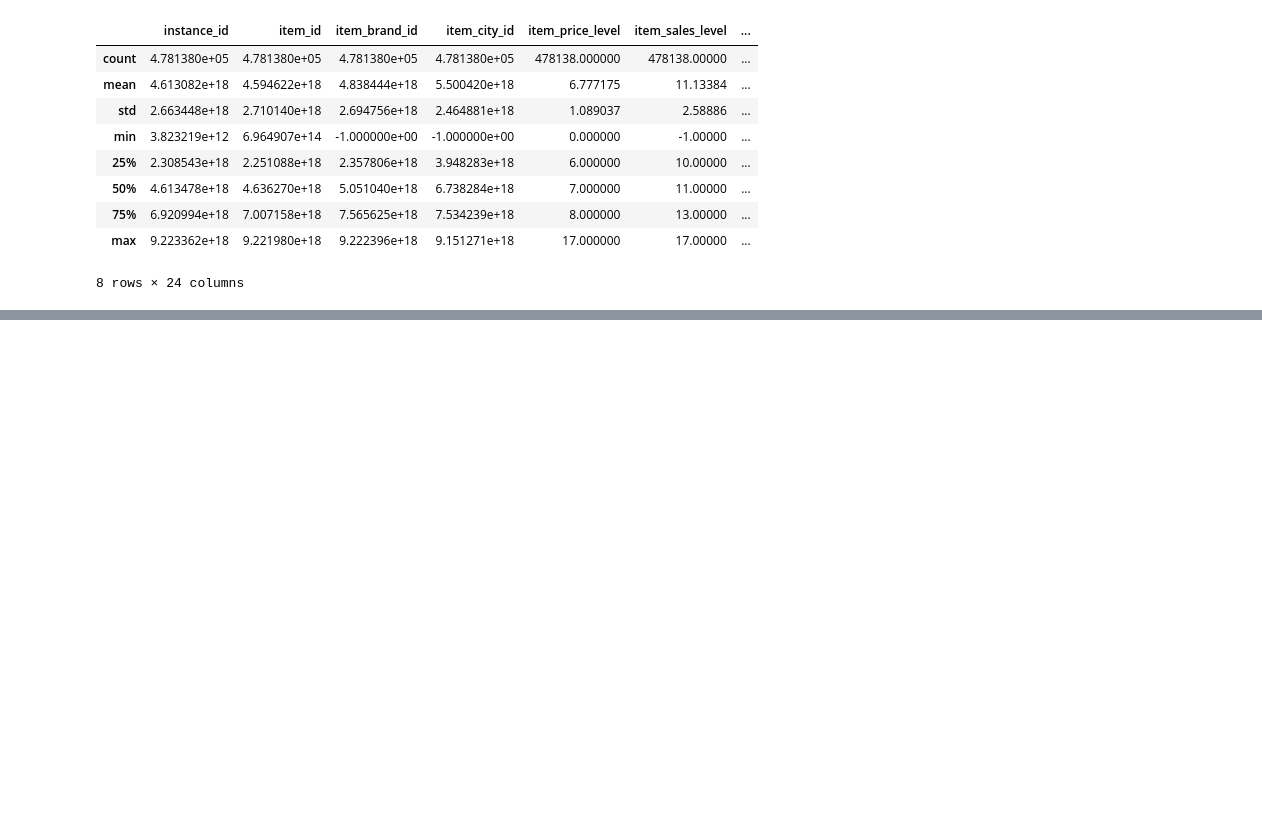
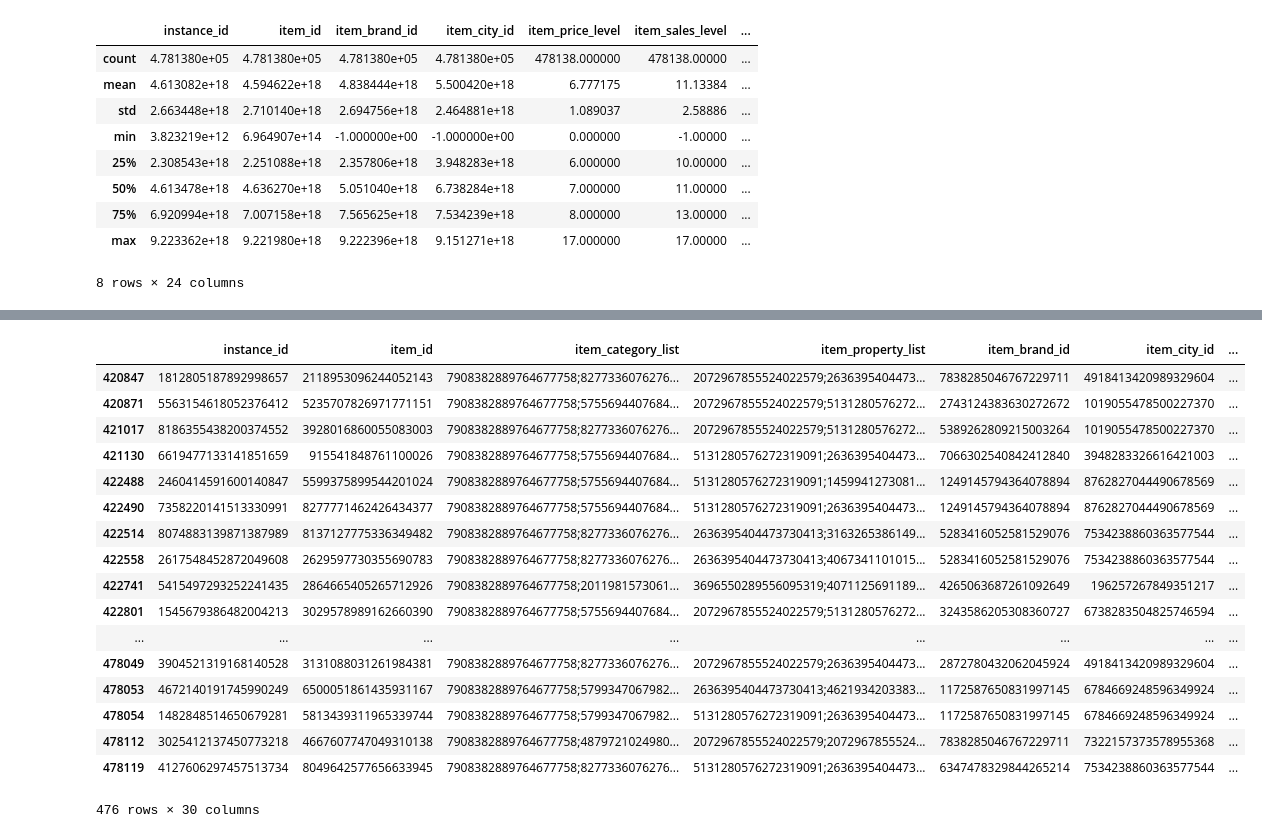
Before and after one commit to secrettianchigroup/SecretTianchiProject, a Jupyter notebook: data_peek.ipynb, the cells around one changed output, grey strips where cells are left out. Cells and saved outputs as stored; diff of their text form; code cells hidden in the pictures; blank space fills up the shorter version.

```diff
--- a/data_peek.ipynb
+++ b/data_peek.ipynb
@@ -188,0 +223,16 @@ train_df.describe()
+# %%
+from datetime import datetime
+
+def extract_date(x):
+    d = datetime.fromtimestamp(x)
+    return d.strftime('%Y-%m-%d')
+def extract_weekday(x):
+    d = datetime.fromtimestamp(x)
+    return d.weekday()
+def extract_hour(x):
+    d = datetime.fromtimestamp(x)
+    return d.hour
+
+train_df['date'] = train_df['context_timestamp'].apply(lambda x: extract_date(x))
+train_df['weekday'] = train_df['context_timestamp'].apply(lambda x: extract_weekday(x))
+train_df['hour'] = train_df['context_timestamp'].apply(lambda x: extract_hour(x))
@@ -188,0 +285,22 @@ train_df.describe()
+# %%
+
+train_df[(train_df['date'] == '2018-09-24') & (train_df['item_id'].duplicated() == False)]
+# %% [output]
+|  | instance_id | item_id | item_category_list | item_property_list | item_brand_id | item_city_id | ... |
+| 420847 | 1812805187892998657 | 2118953096244052143 | 7908382889764677758;8277336076276... | 2072967855524022579;2636395404473... | 7838285046767229711 | 4918413420989329604 | ... |
+| 420871 | 5563154618052376412 | 5235707826971771151 | 7908382889764677758;5755694407684... | 2072967855524022579;5131280576272... | 2743124383630272672 | 1019055478500227370 | ... |
+| 421017 | 8186355438200374552 | 3928016860055083003 | 7908382889764677758;8277336076276... | 2072967855524022579;5131280576272... | 5389262809215003264 | 1019055478500227370 | ... |
+| 421130 | 6619477133141851659 | 915541848761100026 | 7908382889764677758;5755694407684... | 5131280576272319091;2636395404473... | 7066302540842412840 | 3948283326616421003 | ... |
+| 422488 | 2460414591600140847 | 5599375899544201024 | 7908382889764677758;5755694407684... | 5131280576272319091;1459941273081... | 1249145794364078894 | 8762827044490678569 | ... |
+| 422490 | 7358220141513330991 | 8277771462426434377 | 7908382889764677758;5755694407684... | 5131280576272319091;2636395404473... | 1249145794364078894 | 8762827044490678569 | ... |
+| 422514 | 8074883139871387989 | 8137127775336349482 | 7908382889764677758;8277336076276... | 2636395404473730413;3163265386149... | 5283416052581529076 | 7534238860363577544 | ... |
+| 422558 | 2617548452872049608 | 2629597730355690783 | 7908382889764677758;8277336076276... | 2636395404473730413;4067341101015... | 5283416052581529076 | 7534238860363577544 | ... |
+| 422741 | 5415497293252241435 | 2864665405265712926 | 7908382889764677758;2011981573061... | 3696550289556095319;4071125691189... | 4265063687261092649 | 196257267849351217 | ... |
+| 422801 | 1545679386482004213 | 3029578989162660390 | 7908382889764677758;5755694407684... | 2072967855524022579;5131280576272... | 3243586205308360727 | 6738283504825746594 | ... |
+| ... | ... | ... | ... | ... | ... | ... | ... |
+| 478049 | 3904521319168140528 | 3131088031261984381 | 7908382889764677758;8277336076276... | 2072967855524022579;2636395404473... | 2872780432062045924 | 4918413420989329604 | ... |
+| 478053 | 4672140191745990249 | 6500051861435931167 | 7908382889764677758;5799347067982... | 2636395404473730413;4621934203383... | 1172587650831997145 | 6784669248596349924 | ... |
+| 478054 | 1482848514650679281 | 5813439311965339744 | 7908382889764677758;5799347067982... | 5131280576272319091;2636395404473... | 1172587650831997145 | 6784669248596349924 | ... |
+| 478112 | 3025412137450773218 | 4667607747049310138 | 7908382889764677758;4879721024980... | 2072967855524022579;2072967855524... | 7838285046767229711 | 7322157373578955368 | ... |
+| 478119 | 4127606297457513734 | 8049642577656633945 | 7908382889764677758;8277336076276... | 5131280576272319091;2636395404473... | 6347478329844265214 | 7534238860363577544 | ... |
+476 rows × 30 columns
```
Also changed, not shown: parts of 7 cells of this notebook, 2 other files.
